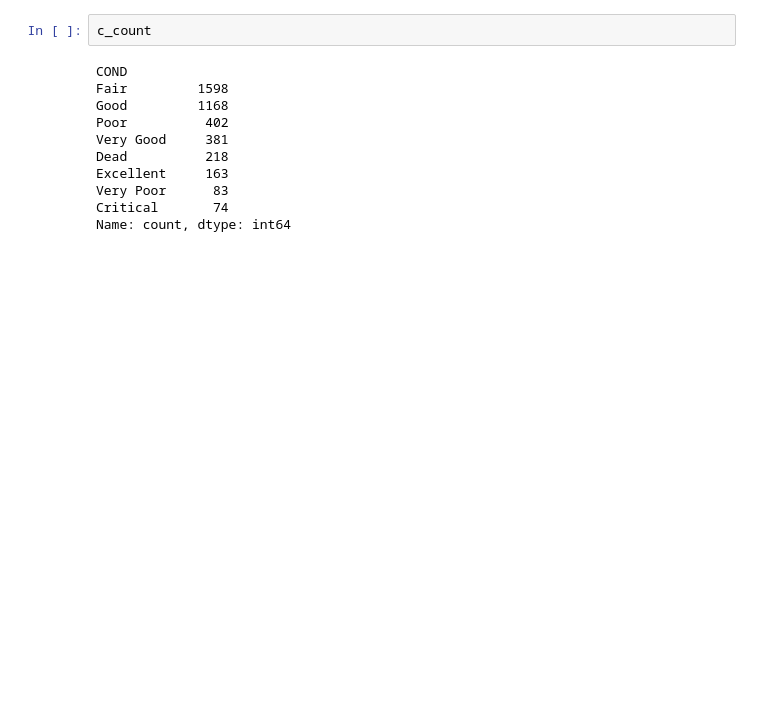
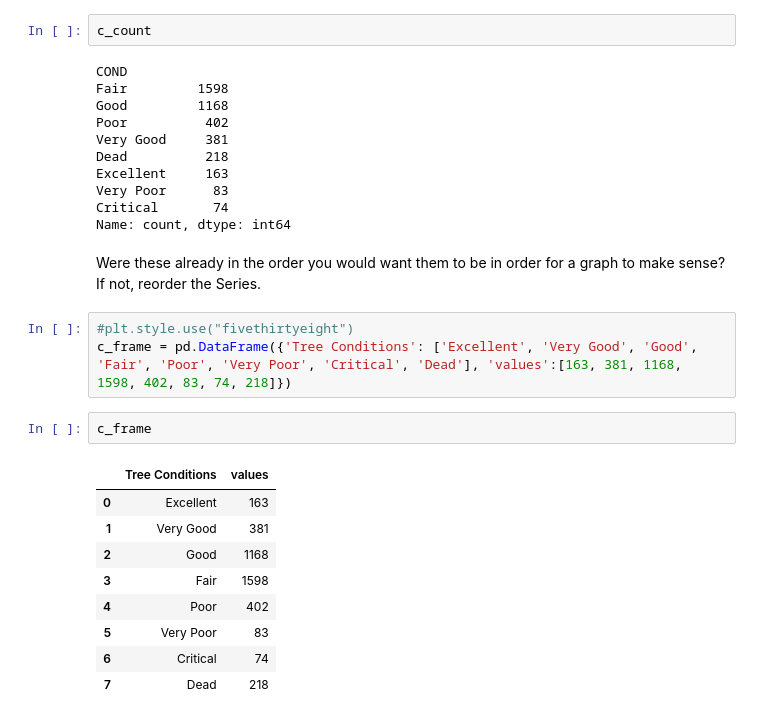
Before and after one commit to LydiaStoneKonstanski/NotebooksWeek7, a Jupyter notebook: CityOfNewarkDETreeSurvey/lydiaTreeSurvey.ipynb, the cells around one changed output. Cells and saved outputs as stored; diff of their text form; blank space fills up the shorter version.

```diff
--- a/CityOfNewarkDETreeSurvey/lydiaTreeSurvey.ipynb
+++ b/CityOfNewarkDETreeSurvey/lydiaTreeSurvey.ipynb
@@ -156,3 +150,21 @@ Excellent     163
 Very Poor      83
 Critical       74
 Name: count, dtype: int64
+# %% [markdown]
+Were these already in the order you would want them to be in order for a graph to make sense?
+If not, reorder  the Series.
+# %%
+#plt.style.use("fivethirtyeight")
+c_frame = pd.DataFrame({'Tree Conditions': ['Excellent', 'Very Good', 'Good', 'Fair', 'Poor', 'Very Poor', 'Critical', 'Dead'], 'values':[163, 381, 1168, 1598, 402, 83, 74, 218]})
+# %%
+c_frame
+# %% [output]
+|  | Tree Conditions | values |
+| 0 | Excellent | 163 |
+| 1 | Very Good | 381 |
+| 2 | Good | 1168 |
+| 3 | Fair | 1598 |
+| 4 | Poor | 402 |
+| 5 | Very Poor | 83 |
+| 6 | Critical | 74 |
+| 7 | Dead | 218 |
```
Also changed, not shown: parts of 13 cells of this notebook, 1 other file.
